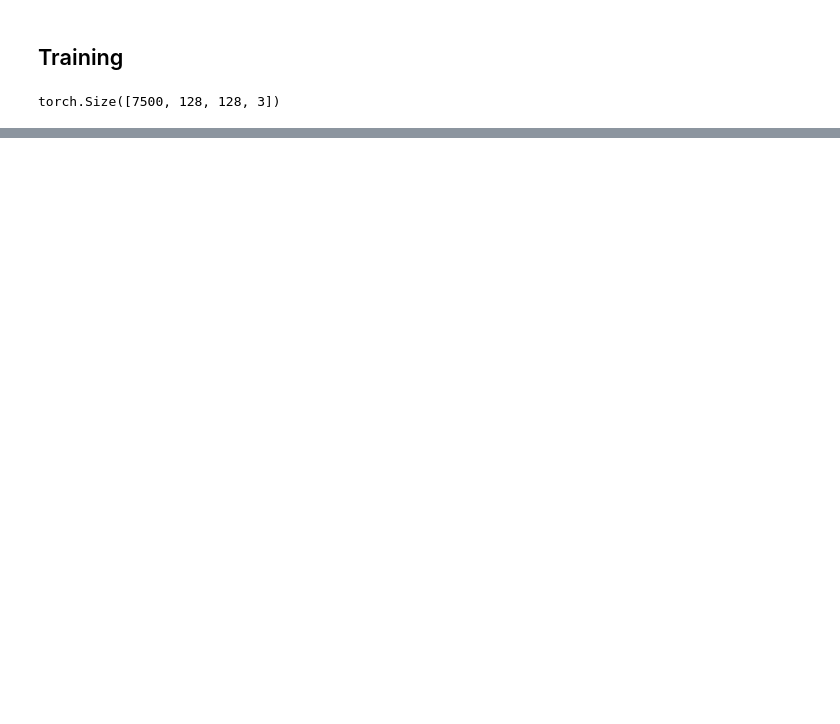
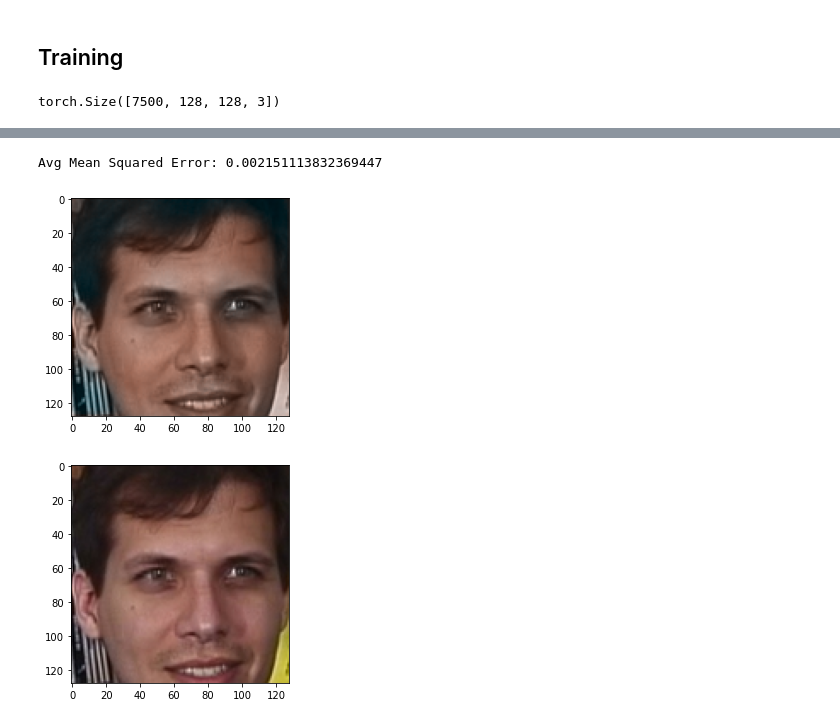
Before and after one commit to devin4412/Project2ImageColorization, a Jupyter notebook: Colorization.ipynb, the cells around one changed output, grey strips where cells are left out. Saved outputs shown, nothing was run; the diff lists cells and outputs as text; code cells hidden in the pictures; blank space fills up the shorter version.

```diff
--- a/Colorization.ipynb
+++ b/Colorization.ipynb
@@ -383,0 +387,65 @@ print("674, ", loss.item())
+# %%
+net.eval()
+
+# time to evaluate
+
+L, a, b = splitChannelsAsTensors(origLabTensor) #750 original, unaugmented images
+
+Ltest = L[675:][:][:][:]
+Ltest = Ltest.permute(0, 3, 1, 2) #put bit in correct place
+
+Ltest = Ltest.reshape((75, 1, 1, 128, 128))
+
+atest = a[675:][:][:][:]
+atest = atest.permute(0, 3, 1, 2)
+
+btest = b[675:][:][:][:]
+btest = btest.permute(0, 3, 1, 2)
+
+ytest = torch.cat((atest, btest), 1)
+ytest = ytest.reshape((75, 1, 2, 128, 128))
+
+
+testloss = torch.nn.MSELoss()
+
+lossArr = []
+for i in range(len(Ltest)):
+    ypred = net(Ltest[i])
+
+    loss = testloss(ypred, ytest[i])
+    lossArr.append(loss.item())
+
+avgLoss = sum(lossArr)/len(lossArr)
+
+print("Avg Mean Squared Error:", avgLoss)
+# %% [output]
+Avg Mean Squared Error: 0.002151113832369447
+# %%
+image = net(Ltest[10])
+
+temp = image[0][0][:][:]
+
+image[0][0][:][:] = image[0][1][:][:]
+image[0][1][:][:] = temp
+# %%
+newA = torch.zeros((1, 128, 128))
+newB = torch.zeros((1, 128, 128))
+newL = torch.zeros((1, 128, 128))
+
+newAB = image[0][:][:][:].detach().reshape(2, 128, 128)*128
+newL = Ltest[10][0][:][:].reshape(1, 128, 128)*100
+
+newAB = newAB.permute(1, 2, 0).numpy()
+newL = newL.permute(1, 2, 0).numpy()
+
+newImage = cv2.merge((newL, newAB))
+newImage = cv2.cvtColor(newImage, cv2.COLOR_LAB2RGB)*255
+
+displayImage(newImage)
+
+oldImage = scaledLabTensor[6850].numpy()
+oldImage = cv2.cvtColor(oldImage, cv2.COLOR_LAB2RGB)*255
+displayImage(oldImage)
+# %% [output]
+[figure, added]
+[figure, added]
```
Also changed, not shown: parts of 4 cells of this notebook.
